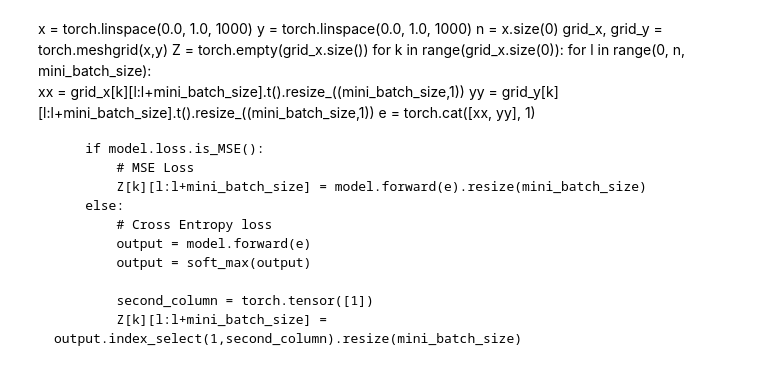
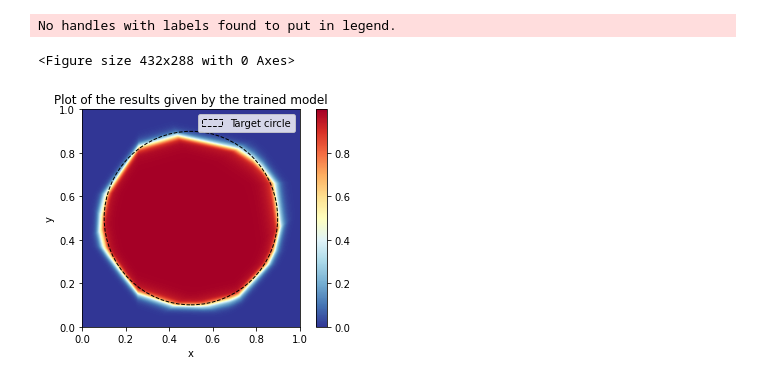
Before and after one commit to gaspardvilla/DL, a Jupyter notebook: Project 2/Project_2.ipynb, the cells around one changed output. Cells and saved outputs as stored; diff of their text form; code cells hidden in the pictures.

```diff
--- a/Project 2/Project_2.ipynb
+++ b/Project 2/Project_2.ipynb
@@ -411,10 +0,0 @@ def get_tests(n):
-# %%
-def soft_max(data_output):
-    output = data_output.to(dtype=torch.float)
-    L = output.exp()
-
-    # To avoid numerical error in the computation
-    maxx = L.max()
-
-    L = torch.div((L * maxx), (output.exp().sum(1).resize(L.size(0),1) * maxx))
-    return L
@@ -493,22 +202,0 @@ Average test error 6.05% 60.5/1000
-# %% [markdown]
-x = torch.linspace(0.0, 1.0, 1000)
-y = torch.linspace(0.0, 1.0, 1000)
-n = x.size(0)
-grid_x, grid_y = torch.meshgrid(x,y)
-Z = torch.empty(grid_x.size())
-for k in range(grid_x.size(0)):
-    for l in range(0, n, mini_batch_size):
-        xx = grid_x[k][l:l+mini_batch_size].t().resize_((mini_batch_size,1))
-        yy = grid_y[k][l:l+mini_batch_size].t().resize_((mini_batch_size,1))
-        e = torch.cat([xx, yy], 1)
-
-        if model.loss.is_MSE():
-            # MSE Loss
-            Z[k][l:l+mini_batch_size] = model.forward(e).resize(mini_batch_size)
-        else:
-            # Cross Entropy loss
-            output = model.forward(e)
-            output = soft_max(output)
-
-            second_column = torch.tensor([1])
-            Z[k][l:l+mini_batch_size] = output.index_select(1,second_column).resize(mini_batch_size)
@@ -515 +231,30 @@ for k in range(grid_x.size(0)):
+# %%
+# First figure
+plt.figure(1)
+figure, axes = plt.subplots()
+color_map = plt.cm.get_cmap('RdYlBu')
+reversed_color_map = color_map.reversed()
+
+# Plot of the tensor
+im = imshow(Z, origin='lower', extent=[0,1,0,1], cmap=reversed_color_map)
+
+# Plot of the true circle of radius R
+axes = plt.gca()
+R = 1 / math.sqrt(2 * math.pi)
+Drawing_uncolored_circle = plt.Circle((0.5, 0.5 ), R, fill=False, linestyle = '--', label='Target circle')
+axes.set_aspect(1)
+axes.add_artist(Drawing_uncolored_circle)
+
+plt.xlabel('x')
+plt.ylabel('y')
+plt.title('Plot of the results given by the trained model')
+plt.legend()
+plt.legend(handles=[Drawing_uncolored_circle], loc='upper right')
+
+colorbar(im)
+plt.savefig('Final_results.jpg')
+# %% [output]
+No handles with labels found to put in legend.
+<Figure size 432x288 with 0 Axes>
+[figure, added]
 # %%
```
Also changed, not shown: parts of 40 cells of this notebook, 37 other files.
